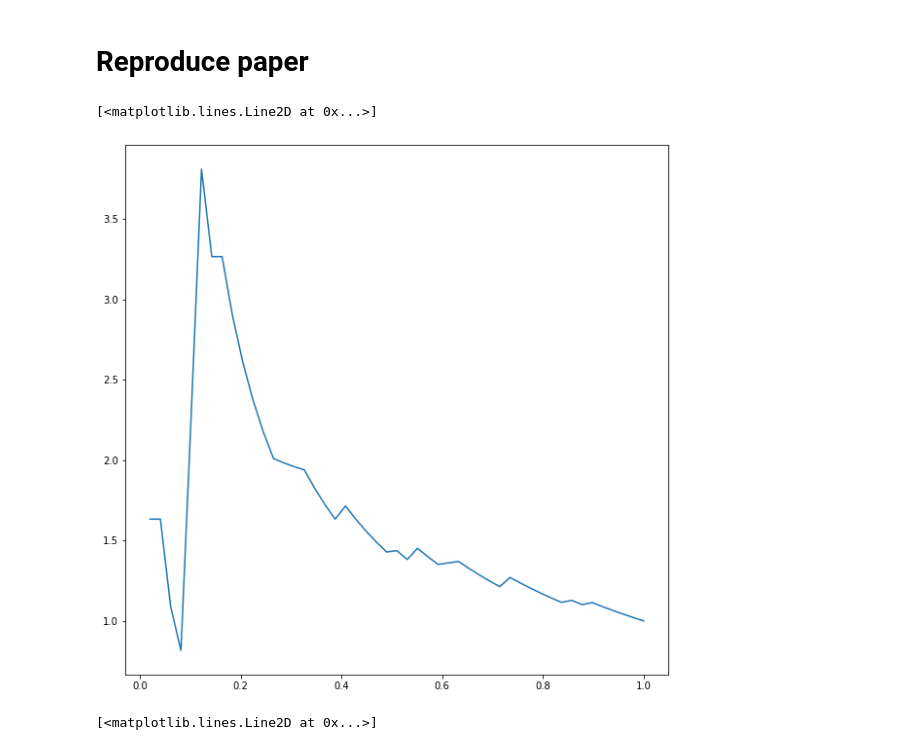
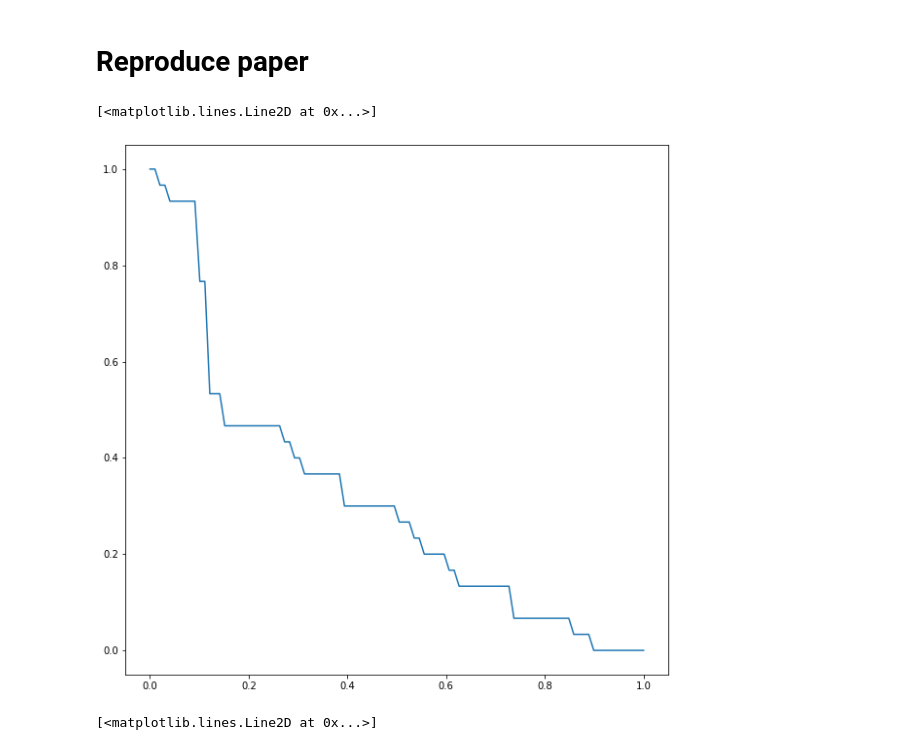
Before and after one commit to Schimmenti/EarthquakesGPS, a Jupyter notebook: Dataset.ipynb, the cells around one changed output. Drawn from its saved outputs; the diff is of its cells as text; code cells hidden in the pictures.

```diff
--- a/Dataset.ipynb
+++ b/Dataset.ipynb
@@ -21,31 +18,0 @@ Mounted at /content/drive
-# %%
-from numpy.lib.stride_tricks import as_strided
-
-#https://stackoverflow.com/questions/51808573/running-window-of-max-min-in-a-numpy-array
-def running_max_min(a, window_size, step_size = 1, add_heading_nan=True):
-    nrows = (a.size - window_size)//step_size + 1
-    n = a.strides[0]
-    s = as_strided(a, shape=(nrows, window_size), strides=(step_size*n, n))
-    if(add_heading_nan):
-      return np.concatenate([np.ones(window_size-1)*np.NaN, s.ptp(1)])
-    else:
-      return s.ptp(1)
-
-#def max_filter1d_valid(a, W, add_heading_nan=True):
-#    hW = (W-1)//2 # Half window size
-#    if(add_heading_nan):
-#      if(W%2==1):
-#        return np.concatenate([np.ones(W-1)*np.nan,maximum_filter1d(a,size=W)[hW:-hW]])
-#      else:
-#        return np.concatenate([np.ones(W-2)*np.nan,maximum_filter1d(a,size=W)[hW:-hW]])
-#    else:
-#      return maximum_filter1d(a,size=W)[hW:-hW]
-#def min_filter1d_valid(a, W, add_heading_nan=True):
-#    hW = (W-1)//2 # Half window size
-#    if(add_heading_nan):
-#      if(W%2==1):
-#        return np.concatenate([np.ones(W-1)*np.nan,minimum_filter1d(a,size=W)[hW:-hW]])
-#      else:
-#        return np.concatenate([np.ones(W-2)*np.nan,minimum_filter1d(a,size=W)[hW:-hW]])
-#    else:
-#      return minimum_filter1d(a,size=W)[hW:-hW]
@@ -55,9 +18,0 @@ def haversine(lat1, lat2, delta_long):
-# %%
-def moving_lin_regress(x, T, add_heading_nan=True):
-    m = []
-    for t in range(0,len(x)-T+1):
-        m.append(stats.linregress(np.arange(0,T),x[t:t+T])[0])
-    if(add_heading_nan):
-      return np.concatenate([np.ones(T-1)*np.nan, np.array(m)])
-    else:
-      return np.array(m)
@@ -294,7 +289,7 @@ else:
 df2["V"] = V_cell
 df2["Flag"] = flag
 # %%
-vth_probs = np.linspace(0,1,50)
+vth_probs = np.linspace(0,1,100)
 single_alarm = []
 all_vals = df2["V"].values
 all_vals = all_vals[np.isfinite(all_vals)]
@@ -322,10 +317,10 @@ matched_vals = np.array(matched_vals)
 alarm1 = np.heaviside(matched_vals.reshape(-1,1)-all_vals[vth_indices].reshape(1,-1),1)
 # %%
 fig, ax = plt.subplots(figsize=(10,10))
-plt.plot(vth_probs,alarm1.mean(axis=0)/vth_probs)
+plt.plot(vth_probs,1-alarm1.mean(axis=0))
 # %% [output]
 [<matplotlib.lines.Line2D at 0x...>]
-[figure, old version]
+[figure, new version]
 # %%
 fig, ax = plt.subplots(figsize=(10,10))
 plt.plot(vth_probs,alarm1.mean(axis=0)/vth_probs)
```
Also changed, not shown: parts of 9 cells of this notebook.
